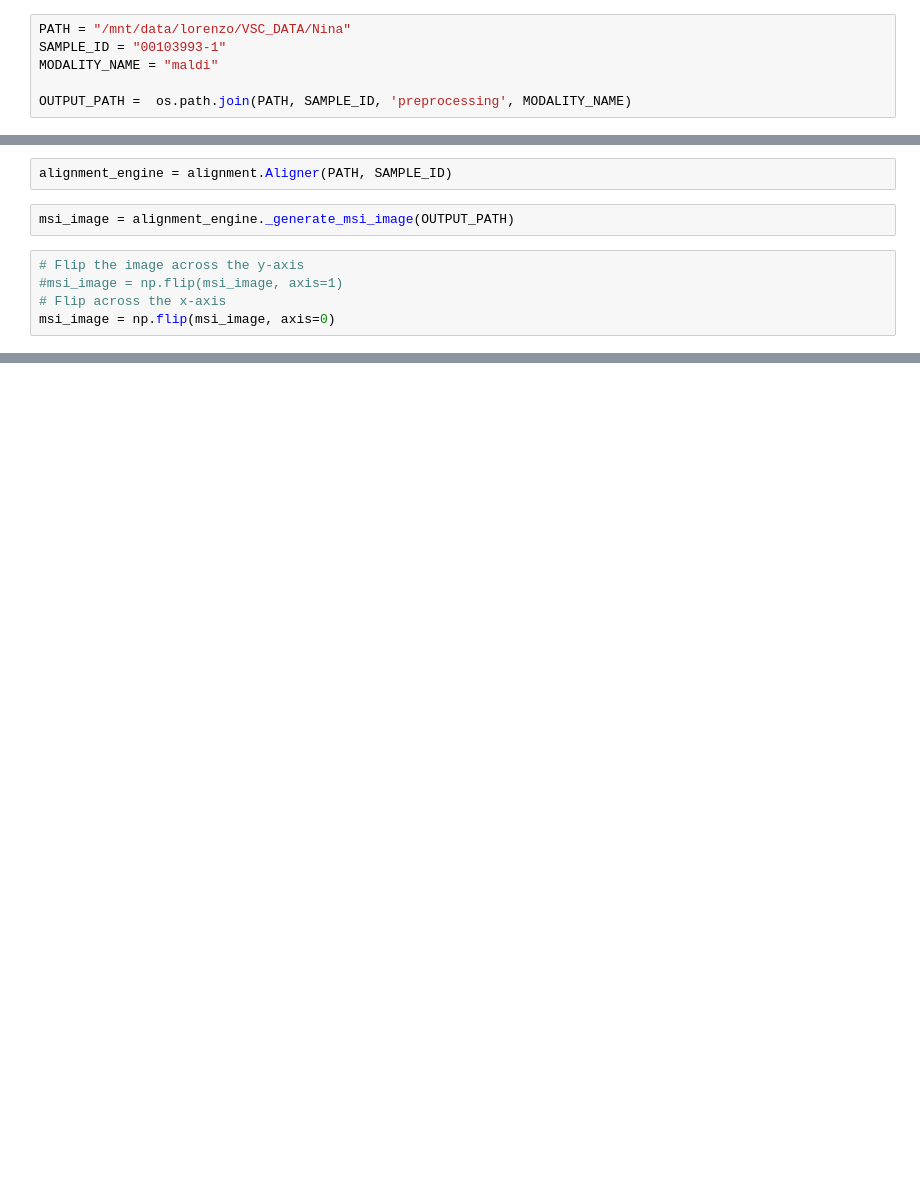
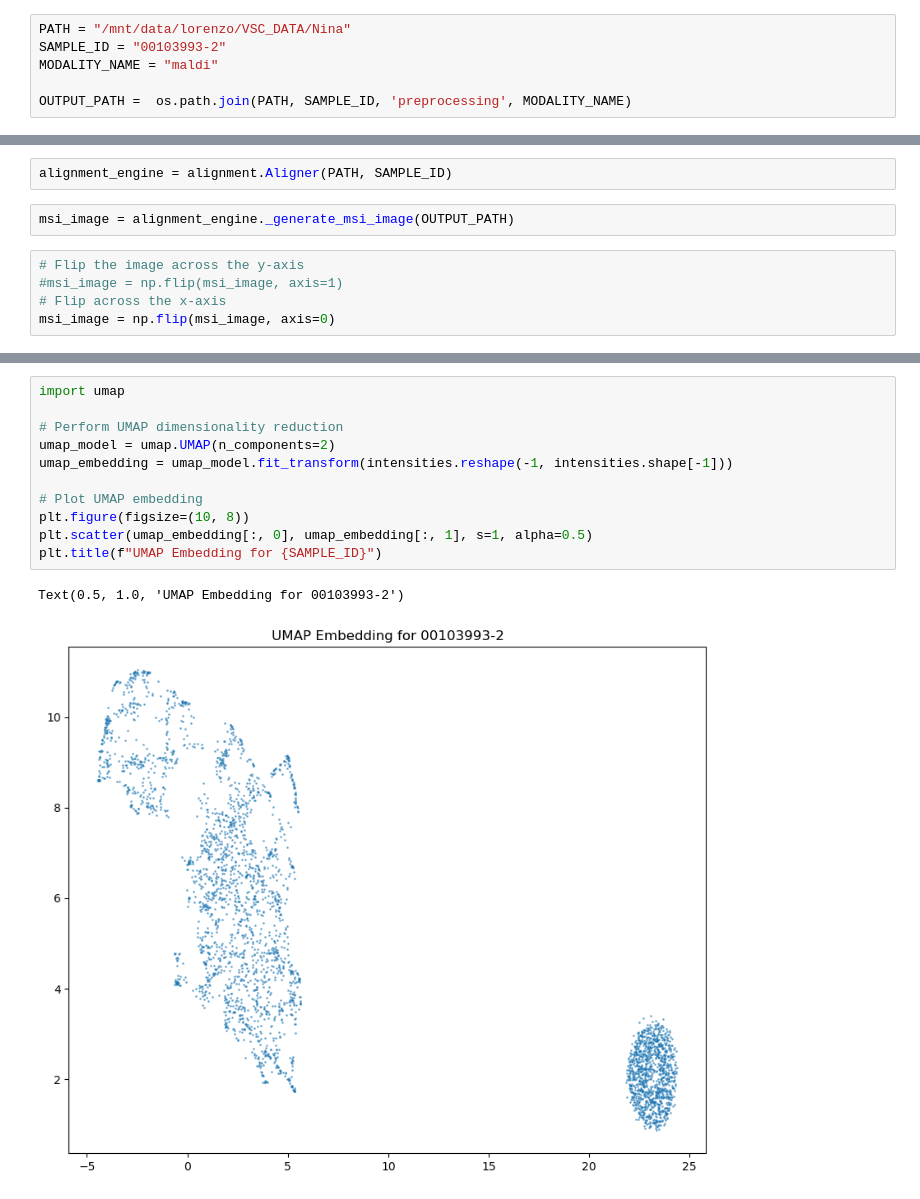
Before and after one commit to sifrimlab/FOCUS, a Jupyter notebook: notebooks/explore_msi.ipynb, the cells around one changed output, grey strips where cells are left out. Saved outputs shown, nothing was run; the diff lists cells and outputs as text; blank space fills up the shorter version.

```diff
--- a/notebooks/explore_msi.ipynb
+++ b/notebooks/explore_msi.ipynb
@@ -13,7 +13,7 @@ import alignment.alignment as alignment
 import constants
 # %%
 PATH = "/mnt/data/lorenzo/VSC_DATA/Nina"
-SAMPLE_ID = "00103993-1"
+SAMPLE_ID = "00103993-2"
 MODALITY_NAME = "maldi"
 
 OUTPUT_PATH =  os.path.join(PATH, SAMPLE_ID, 'preprocessing', MODALITY_NAME)
@@ -49,0 +60,14 @@ plt.title(f"MSI Image for {SAMPLE_ID}")
+# %%
+import umap
+
+# Perform UMAP dimensionality reduction
+umap_model = umap.UMAP(n_components=2)
+umap_embedding = umap_model.fit_transform(intensities.reshape(-1, intensities.shape[-1]))
+
+# Plot UMAP embedding
+plt.figure(figsize=(10, 8))
+plt.scatter(umap_embedding[:, 0], umap_embedding[:, 1], s=1, alpha=0.5)
+plt.title(f"UMAP Embedding for {SAMPLE_ID}")
+# %% [output]
+Text(0.5, 1.0, 'UMAP Embedding for 00103993-2')
+[figure, added]
```
Also changed, not shown: parts of 3 cells of this notebook, 4 other files.
